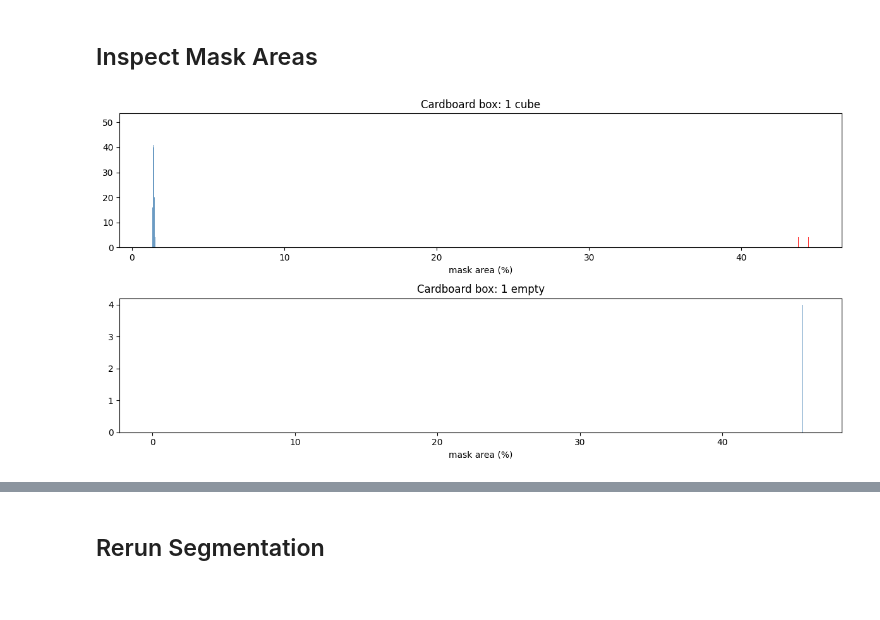
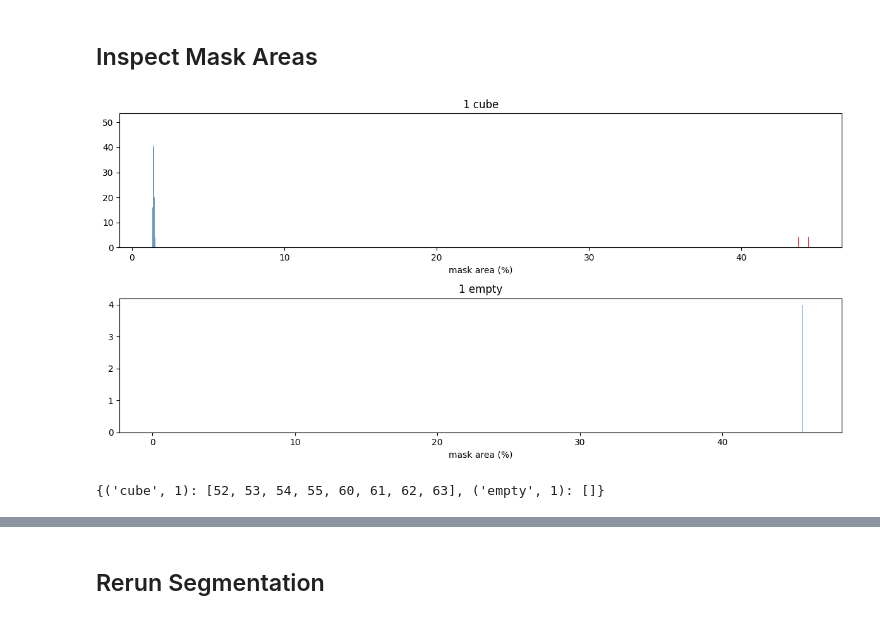
Before and after one commit to eitanturok/good-vibrations, a Jupyter notebook: notebooks/14_inspect_dataset.ipynb, the cells around one changed output, grey strips where cells are left out. Cells and saved outputs as stored; diff of their text form; code cells hidden in the pictures.

```diff
--- a/notebooks/14_inspect_dataset.ipynb
+++ b/notebooks/14_inspect_dataset.ipynb
@@ -150,29 +150,34 @@ snapshot_dir = snapshot_download(repo_id, repo_type="dataset", allow_patterns="d
 # %%
 import pandas as pd
 from scipy import stats
 from PIL import Image
 import matplotlib.pyplot as plt
 
-df = pd.DataFrame({'box_material': ds['box_material'], 'object': ds['object'], 'n_objects': ds['n_objects'],
+df = pd.DataFrame({'object': ds['object'], 'n_objects': ds['n_objects'],
                    'mask_area': ds['mask_area'], 'sample_idx': ds['sample_idx'],
                    'hf_idx': range(len(ds))})
 
 def pluralize(word: str, count: int) -> str: return word if count == 1 else word + 's'
 
 # --- histograms ---
-groups = df.groupby(['box_material', 'n_objects', 'object'])
+groups = df.groupby(['n_objects', 'object'])
 n_groups = len(groups)
 fig, axes = plt.subplots(n_groups, 1, figsize=(12, 3 * n_groups))
-for ax, ((mat, n_obj, obj), grp) in zip(np.array(axes).flatten(), groups):
+outliers = {}
+for ax, ((n_obj, obj), grp) in zip(np.array(axes).flatten(), groups):
     vals = grp['mask_area'].values
     is_outlier = np.abs(stats.zscore(vals)) > 2.5
     ax.hist(vals[~is_outlier], bins=20, color='steelblue', alpha=0.8)
     ax.hist(vals[is_outlier], bins=20, color='red', alpha=0.8)
-    ax.set_title(f'{mat.capitalize()} box: {n_obj} {pluralize(obj, n_obj)}')
+    ax.set_title(f'{n_obj} {pluralize(obj, n_obj)}')
     ax.set_xlabel('mask area (%)')
+    outliers[(obj, n_obj)] = grp.loc[is_outlier, 'hf_idx'].tolist()
 plt.tight_layout()
 plt.show()
+
+outliers
 # %% [output]
-[figure, old version]
+[figure, new version]
+{('cube', 1): [52, 53, 54, 55, 60, 61, 62, 63], ('empty', 1): []}
 # %%
 # --- print outlier indices and show their masks ---
```
Also changed, not shown: parts of 3 cells of this notebook, 3 other files.
